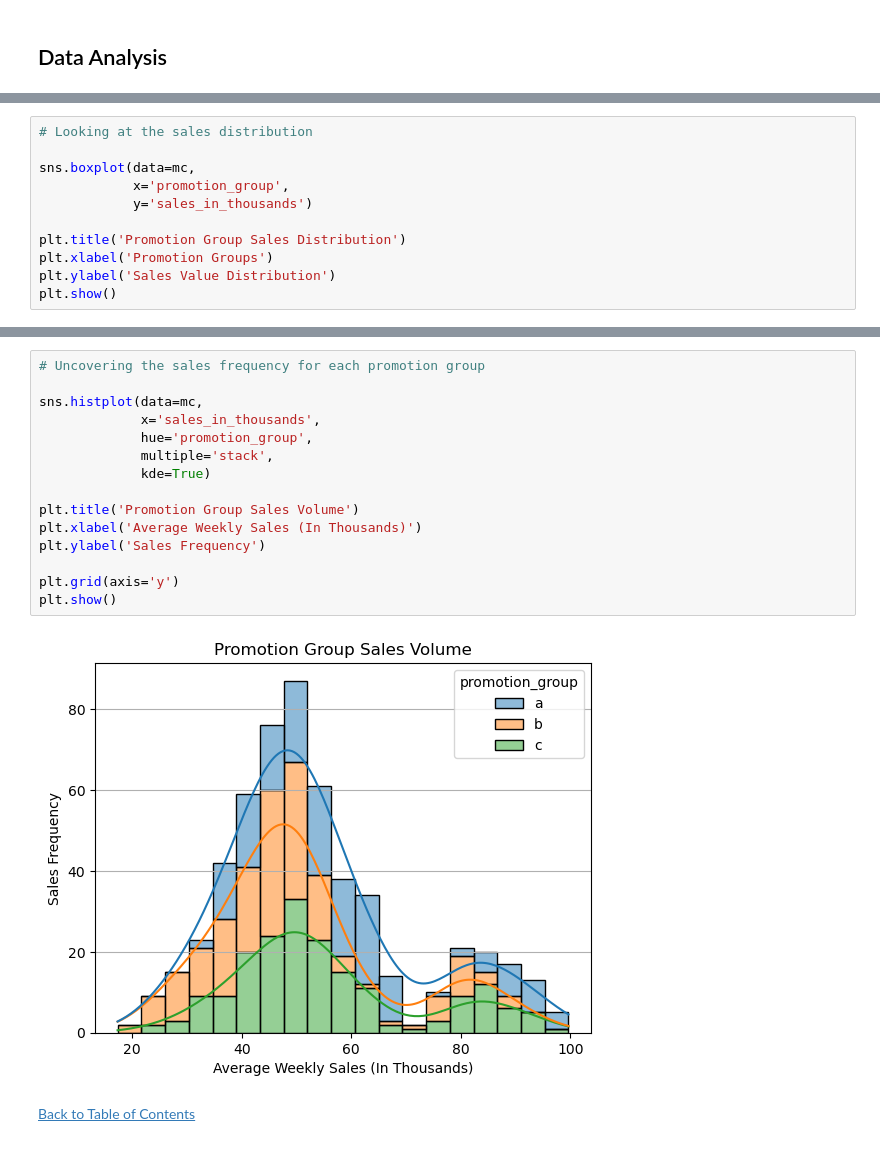
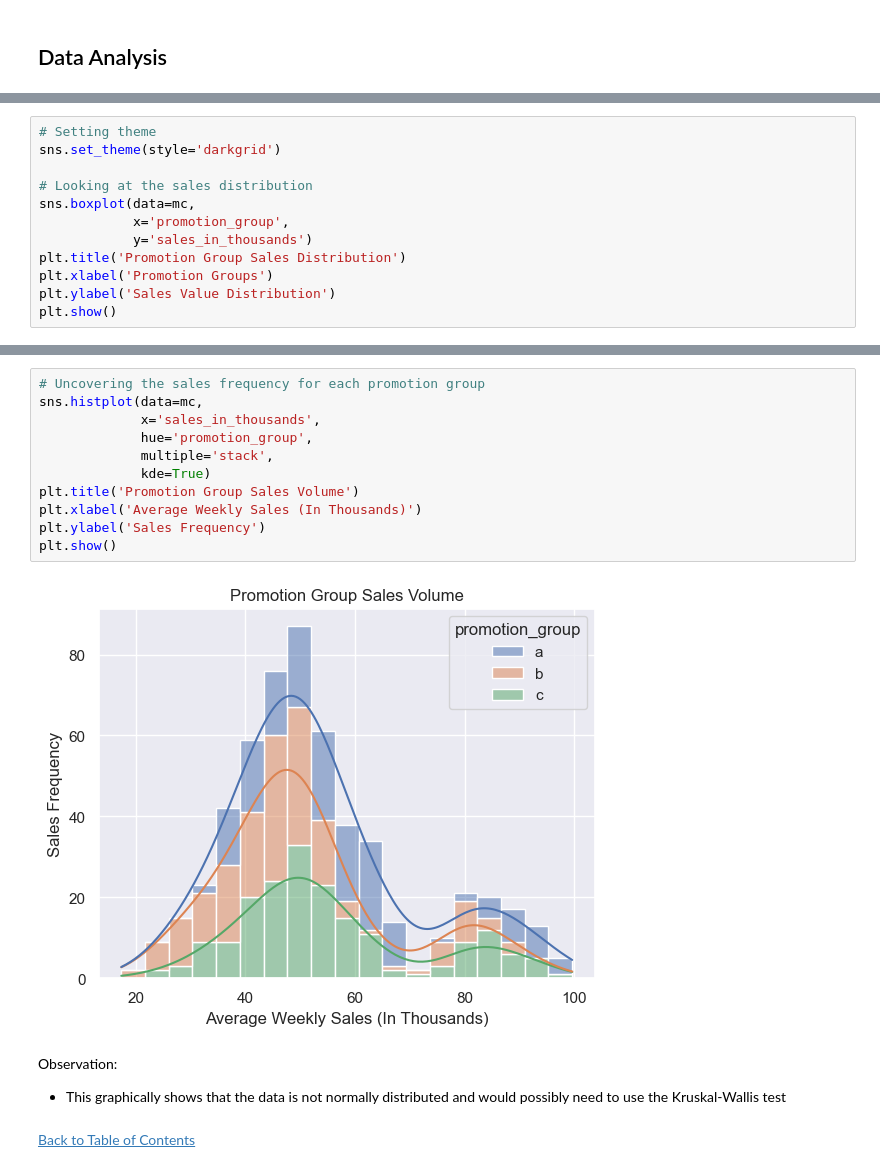
Before and after one commit to jasondo-da/Fast_Food_Marketing_Campaign_AB_Test, a Jupyter notebook: fast_food_ab_test.ipynb, the cells around one changed output, grey strips where cells are left out. Drawn from its saved outputs; the diff is of its cells as text.

```diff
--- a/fast_food_ab_test.ipynb
+++ b/fast_food_ab_test.ipynb
@@ -275,10 +265,11 @@ mc.describe().round(2)
 # %%
+# Setting theme
+sns.set_theme(style='darkgrid')
+
 # Looking at the sales distribution
-
 sns.boxplot(data=mc,
             x='promotion_group',
             y='sales_in_thousands')
-
 plt.title('Promotion Group Sales Distribution')
 plt.xlabel('Promotion Groups')
 plt.ylabel('Sales Value Distribution')
@@ -340,19 +342,19 @@ plt.show()
 # %%
 # Uncovering the sales frequency for each promotion group
-
 sns.histplot(data=mc,
              x='sales_in_thousands',
              hue='promotion_group',
              multiple='stack',
              kde=True)
-
 plt.title('Promotion Group Sales Volume')
 plt.xlabel('Average Weekly Sales (In Thousands)')
 plt.ylabel('Sales Frequency')
-
-plt.grid(axis='y')
 plt.show()
 # %% [output]
-[figure, old version]
+[figure, new version]
+# %% [markdown]
+Observation:
+
+- This graphically shows that the data is not normally distributed and would possibly need to use the Kruskal-Wallis test
 # %% [markdown]
 [Back to Table of Contents](#back)
```
Also changed, not shown: parts of 20 cells of this notebook.
